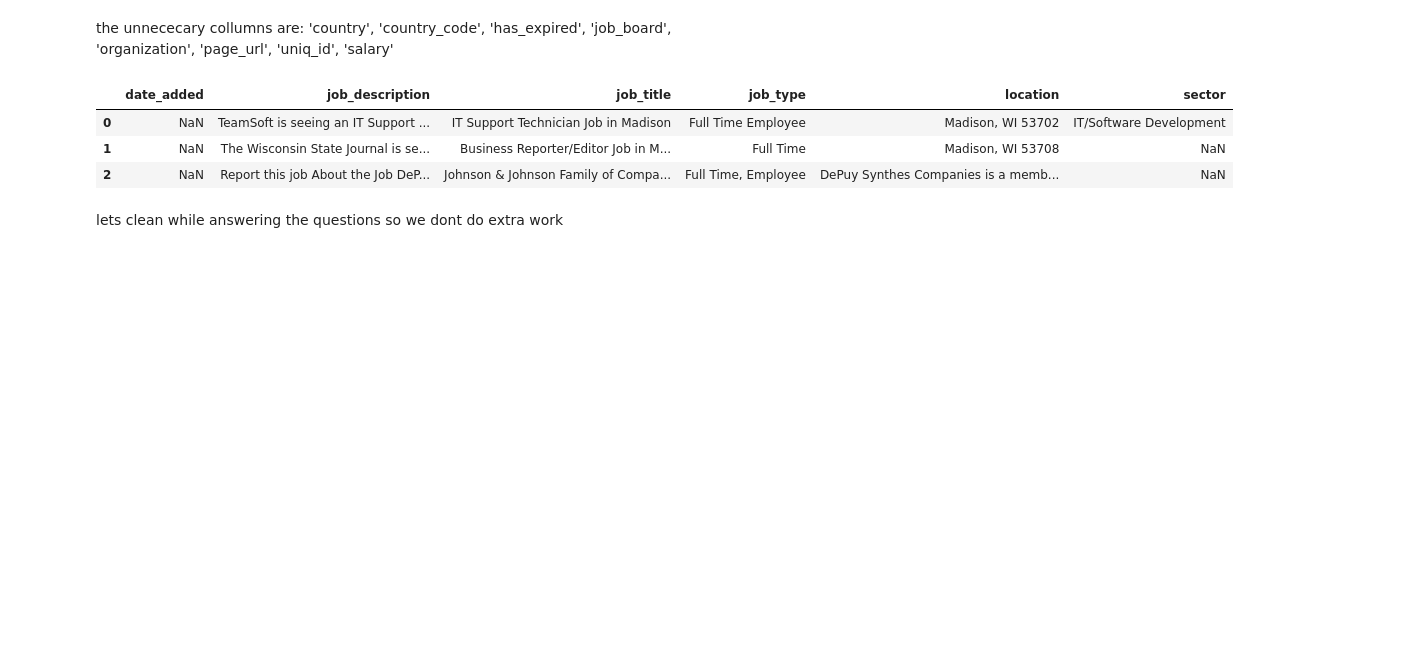
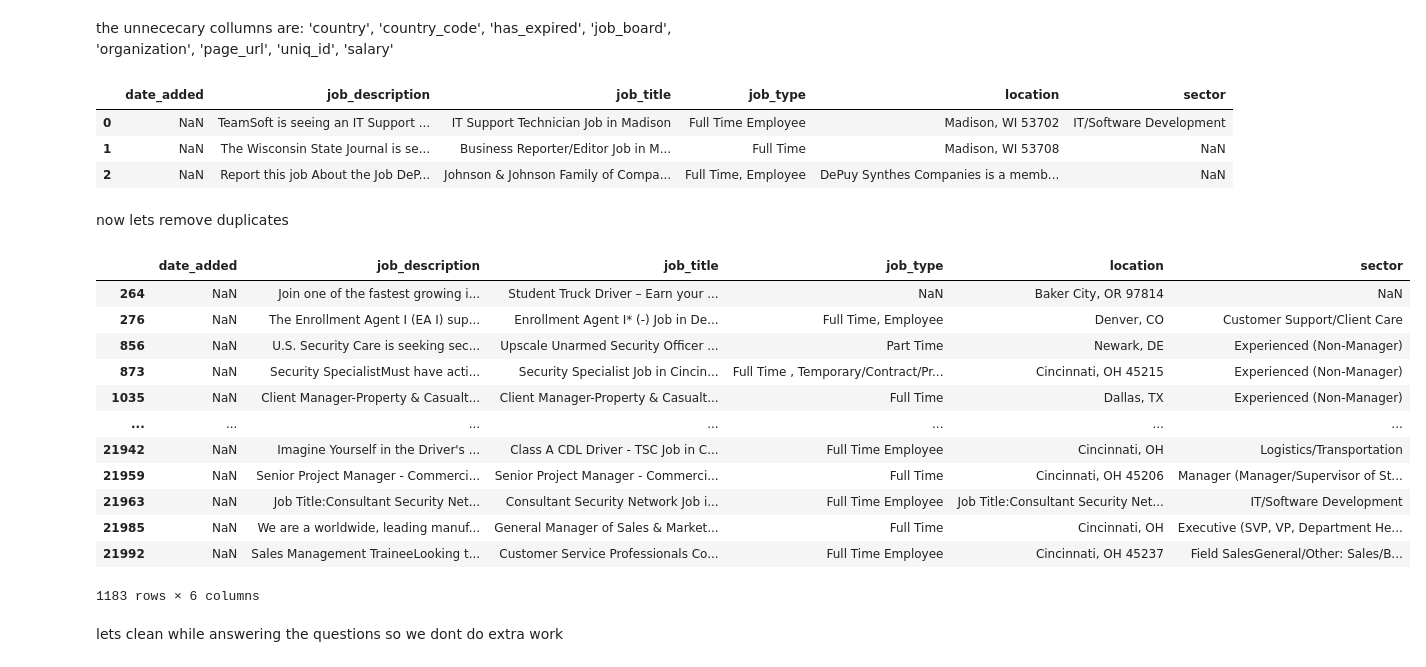
Before and after one commit to 3wn00/job_cleaning, a Jupyter notebook: notebooks/clean.ipynb, the cells around one changed output. Saved outputs shown, nothing was run; the diff lists cells and outputs as text; code cells hidden in the pictures; blank space fills up the shorter version.

Commit message:
add duplicate deletion

```diff
--- a/notebooks/clean.ipynb
+++ b/notebooks/clean.ipynb
@@ -138,3 +138,22 @@ df.head(3)
 | 0 | NaN | TeamSoft is seeing an IT Support ... | IT Support Technician Job in Madison | Full Time Employee | Madison, WI 53702 | IT/Software Development |
 | 1 | NaN | The Wisconsin State Journal is se... | Business Reporter/Editor Job in M... | Full Time | Madison, WI 53708 | NaN |
 | 2 | NaN | Report this job About the Job DeP... | Johnson & Johnson Family of Compa... | Full Time, Employee | DePuy Synthes Companies is a memb... | NaN |
+# %% [markdown]
+now lets remove duplicates
+# %%
+dupe = df[df.duplicated()]
+dupe
+# %% [output]
+|  | date_added | job_description | job_title | job_type | location | sector |
+| 264 | NaN | Join one of the fastest growing i... | Student Truck Driver – Earn your ... | NaN | Baker City, OR 97814 | NaN |
+| 276 | NaN | The Enrollment Agent I (EA I) sup... | Enrollment Agent I* (-) Job in De... | Full Time, Employee | Denver, CO | Customer Support/Client Care |
+| 856 | NaN | U.S. Security Care is seeking sec... | Upscale Unarmed Security Officer ... | Part Time | Newark, DE | Experienced (Non-Manager) |
+| 873 | NaN | Security SpecialistMust have acti... | Security Specialist Job in Cincin... | Full Time , Temporary/Contract/Pr... | Cincinnati, OH 45215 | Experienced (Non-Manager) |
+| 1035 | NaN | Client Manager-Property & Casualt... | Client Manager-Property & Casualt... | Full Time | Dallas, TX | Experienced (Non-Manager) |
+| ... | ... | ... | ... | ... | ... | ... |
+| 21942 | NaN | Imagine Yourself in the Driver's ... | Class A CDL Driver - TSC Job in C... | Full Time Employee | Cincinnati, OH | Logistics/Transportation |
+| 21959 | NaN | Senior Project Manager - Commerci... | Senior Project Manager - Commerci... | Full Time | Cincinnati, OH 45206 | Manager (Manager/Supervisor of St... |
+| 21963 | NaN | Job Title:Consultant Security Net... | Consultant Security Network Job i... | Full Time Employee | Job Title:Consultant Security Net... | IT/Software Development |
+| 21985 | NaN | We are a worldwide, leading manuf... | General Manager of Sales & Market... | Full Time | Cincinnati, OH | Executive (SVP, VP, Department He... |
+| 21992 | NaN | Sales Management TraineeLooking t... | Customer Service Professionals Co... | Full Time Employee | Cincinnati, OH 45237 | Field SalesGeneral/Other: Sales/B... |
+1183 rows × 6 columns
```
Also changed, not shown: parts of 5 cells of this notebook.
